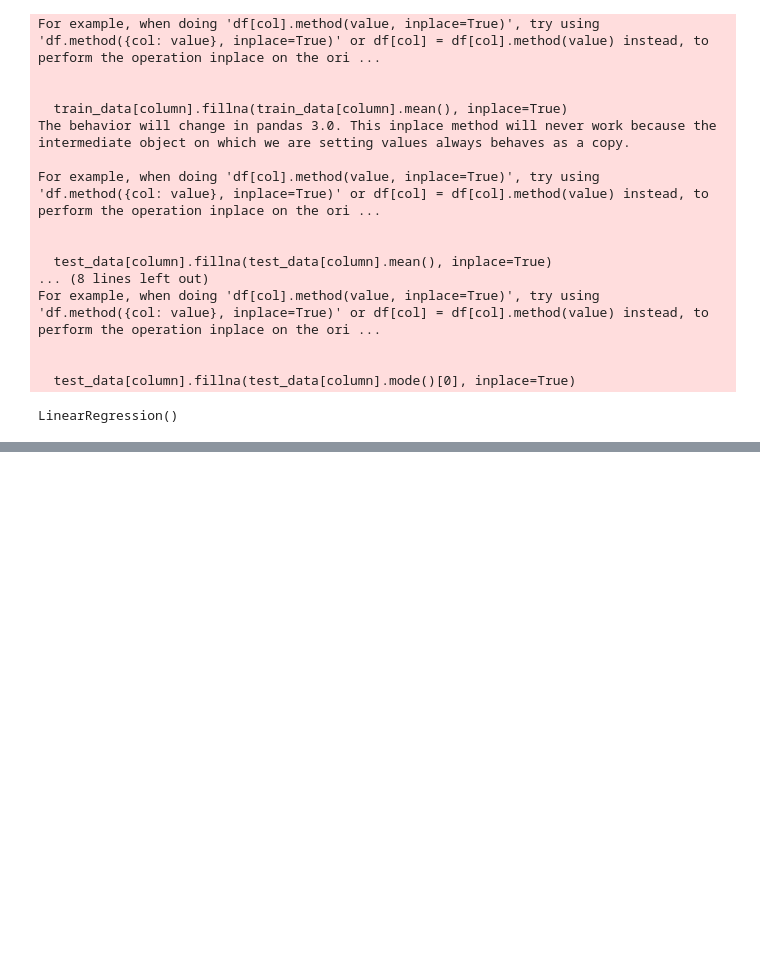
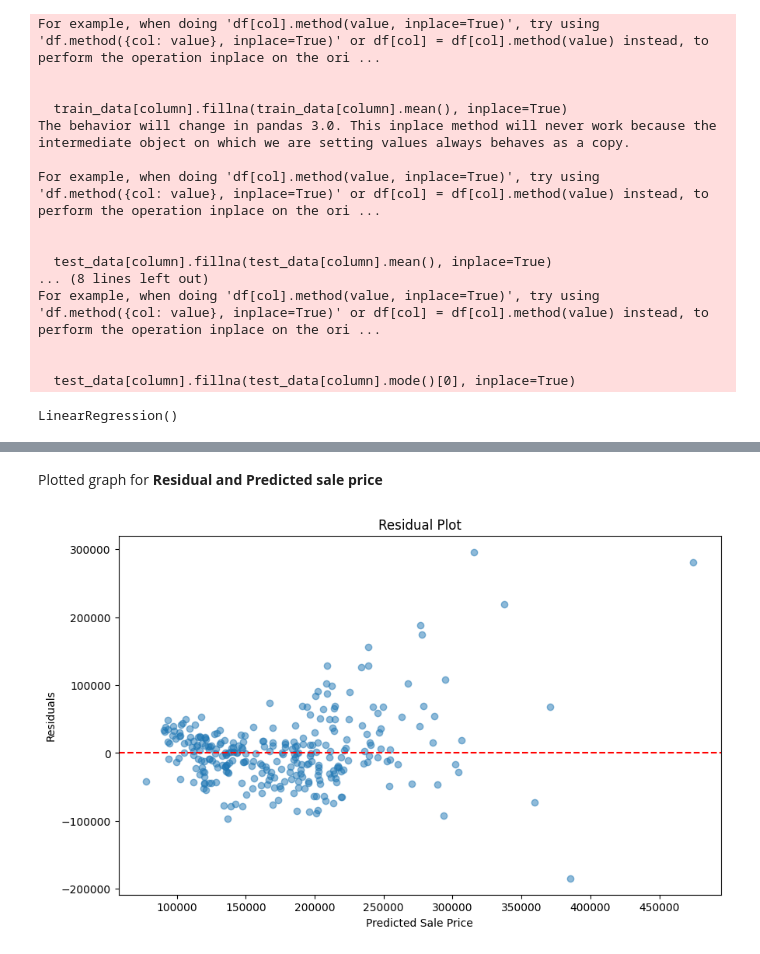
Before and after one commit to Lekshitha3124/House_Price_Prediction, a Jupyter notebook: House_Prediction.ipynb, the cells around one changed output, grey strips where cells are left out. Cells and saved outputs as stored; diff of their text form; code cells hidden in the pictures; blank space fills up the shorter version.

```diff
--- a/House_Prediction.ipynb
+++ b/House_Prediction.ipynb
@@ -62,0 +80,13 @@ LinearRegression()
+# %% [markdown]
+Plotted graph for **Residual and Predicted sale price**
+# %%
+residuals = y_val - y_pred
+plt.figure(figsize=(10, 6))
+plt.scatter(y_pred, residuals, alpha=0.5)
+plt.xlabel('Predicted Sale Price')
+plt.ylabel('Residuals')
+plt.title('Residual Plot')
+plt.axhline(y=0, color='r', linestyle='--')
+plt.show()
+# %% [output]
+[figure, added]
```
Also changed, not shown: parts of 3 cells of this notebook.
